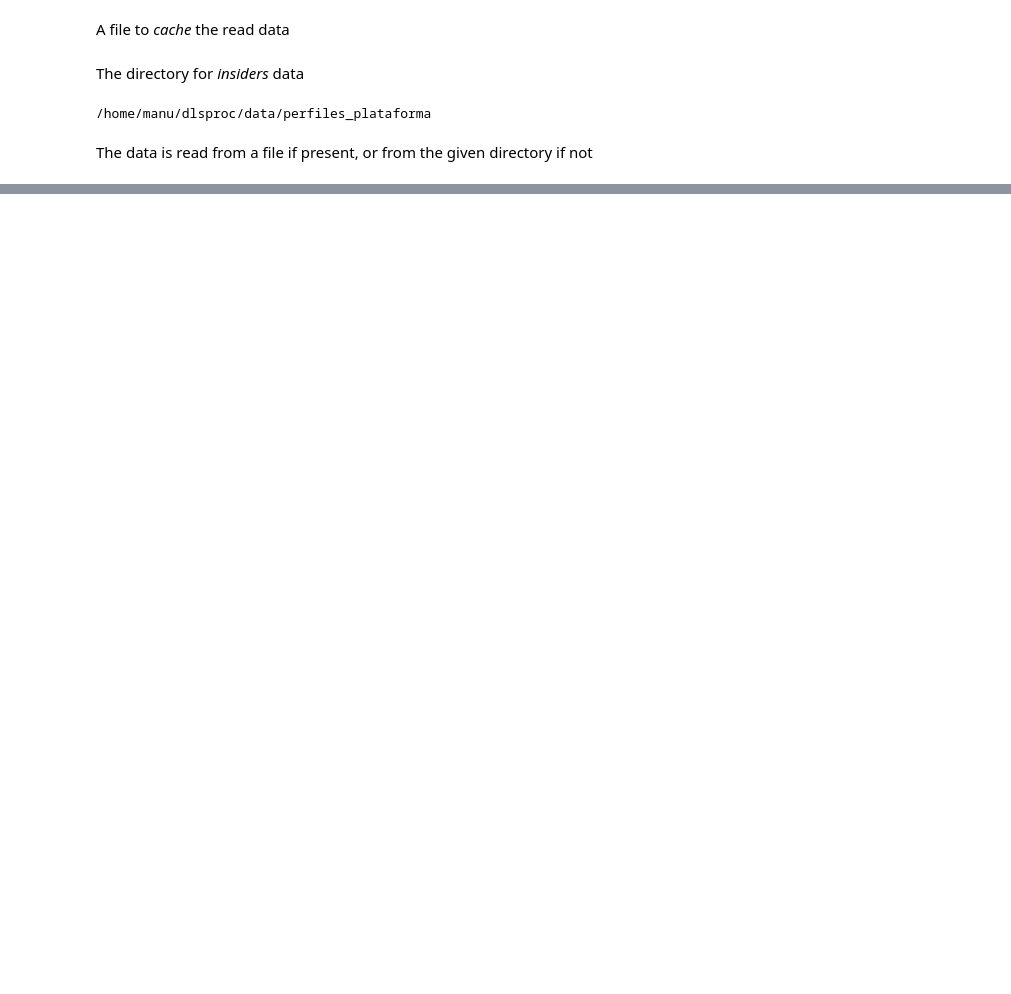
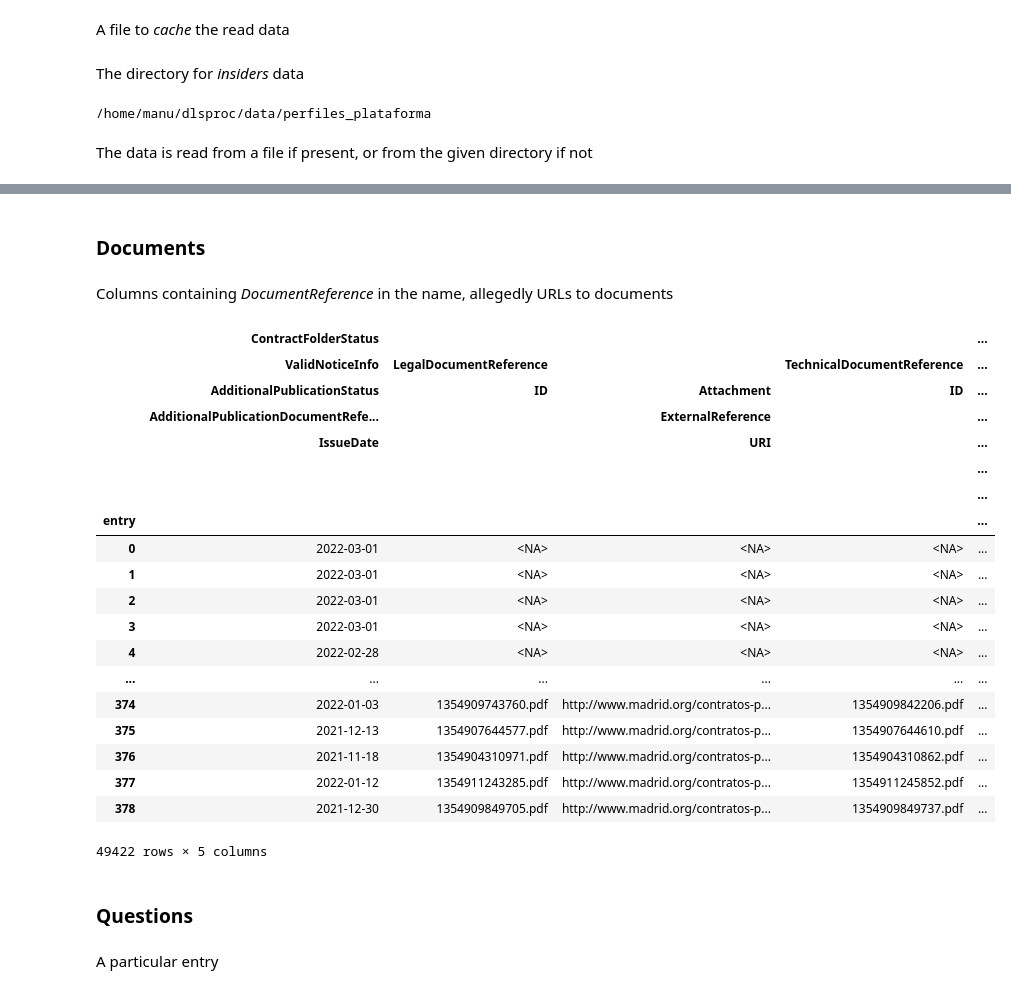
Before and after one commit to manuvazquez/dlsproc, a Jupyter notebook: reports/exploratory.ipynb, the cells around one changed output, grey strips where cells are left out. Cells and saved outputs as stored; diff of their text form; code cells hidden in the pictures; blank space fills up the shorter version.

```diff
--- a/reports/exploratory.ipynb
+++ b/reports/exploratory.ipynb
@@ -585,0 +663,27 @@ dtype: object
+# %% [markdown]
+### Documents
+# %% [markdown]
+Columns containing *DocumentReference* in the name, allegedly URLs to documents
+# %%
+outsiders_df.loc[:, dlsproc.hier.columns_containing(outsiders_df, 'DocumentReference')].droplevel(['zip', 'file name'])
+# %% [output]
+|  | ContractFolderStatus |  |  |  | ... |
+|  | ValidNoticeInfo | LegalDocumentReference |  | TechnicalDocumentReference | ... |
+|  | AdditionalPublicationStatus | ID | Attachment | ID | ... |
+|  | AdditionalPublicationDocumentRefe... |  | ExternalReference |  | ... |
+|  | IssueDate |  | URI |  | ... |
+|  |  |  |  |  | ... |
+|  |  |  |  |  | ... |
+| entry |  |  |  |  | ... |
+| 0 | 2022-03-01 | <NA> | <NA> | <NA> | ... |
+| 1 | 2022-03-01 | <NA> | <NA> | <NA> | ... |
+| 2 | 2022-03-01 | <NA> | <NA> | <NA> | ... |
+| 3 | 2022-03-01 | <NA> | <NA> | <NA> | ... |
+| 4 | 2022-02-28 | <NA> | <NA> | <NA> | ... |
+| ... | ... | ... | ... | ... | ... |
+| 374 | 2022-01-03 | 1354909743760.pdf | http://www.madrid.org/contratos-p... | 1354909842206.pdf | ... |
+| 375 | 2021-12-13 | 1354907644577.pdf | http://www.madrid.org/contratos-p... | 1354907644610.pdf | ... |
+| 376 | 2021-11-18 | 1354904310971.pdf | http://www.madrid.org/contratos-p... | 1354904310862.pdf | ... |
+| 377 | 2022-01-12 | 1354911243285.pdf | http://www.madrid.org/contratos-p... | 1354911245852.pdf | ... |
+| 378 | 2021-12-30 | 1354909849705.pdf | http://www.madrid.org/contratos-p... | 1354909849737.pdf | ... |
+49422 rows × 5 columns
@@ -585,0 +693,4 @@ dtype: object
+# %% [markdown]
+### Questions
+# %% [markdown]
+A particular entry
```
Also changed, not shown: parts of 46 cells of this notebook.
